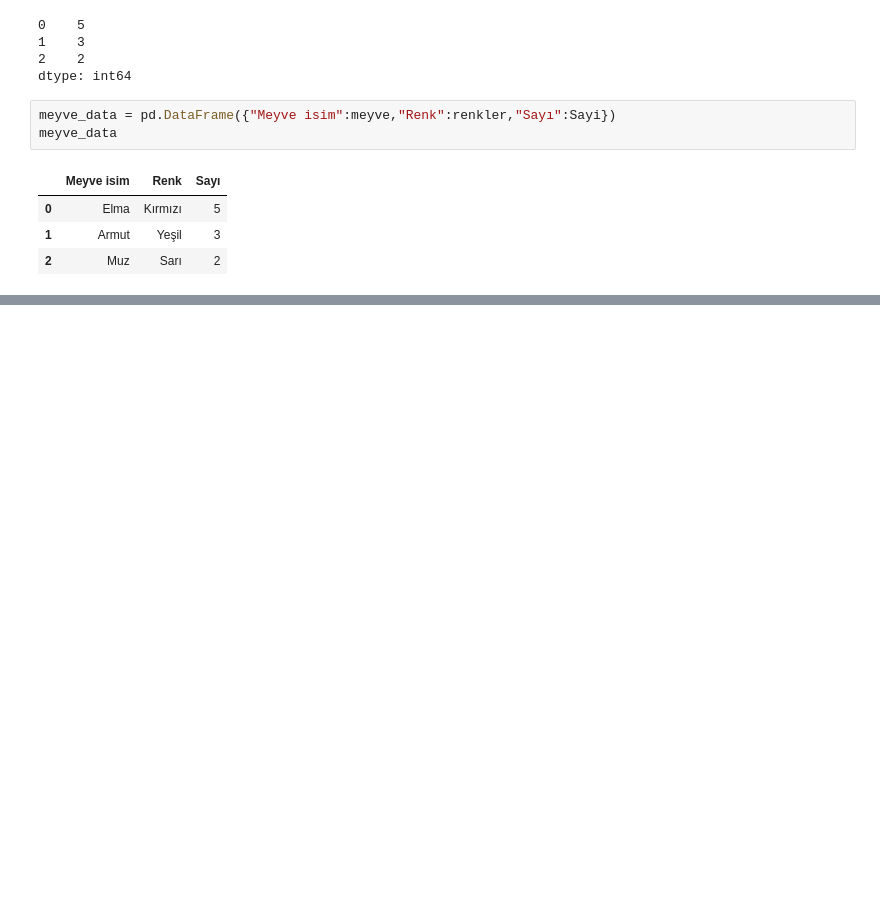
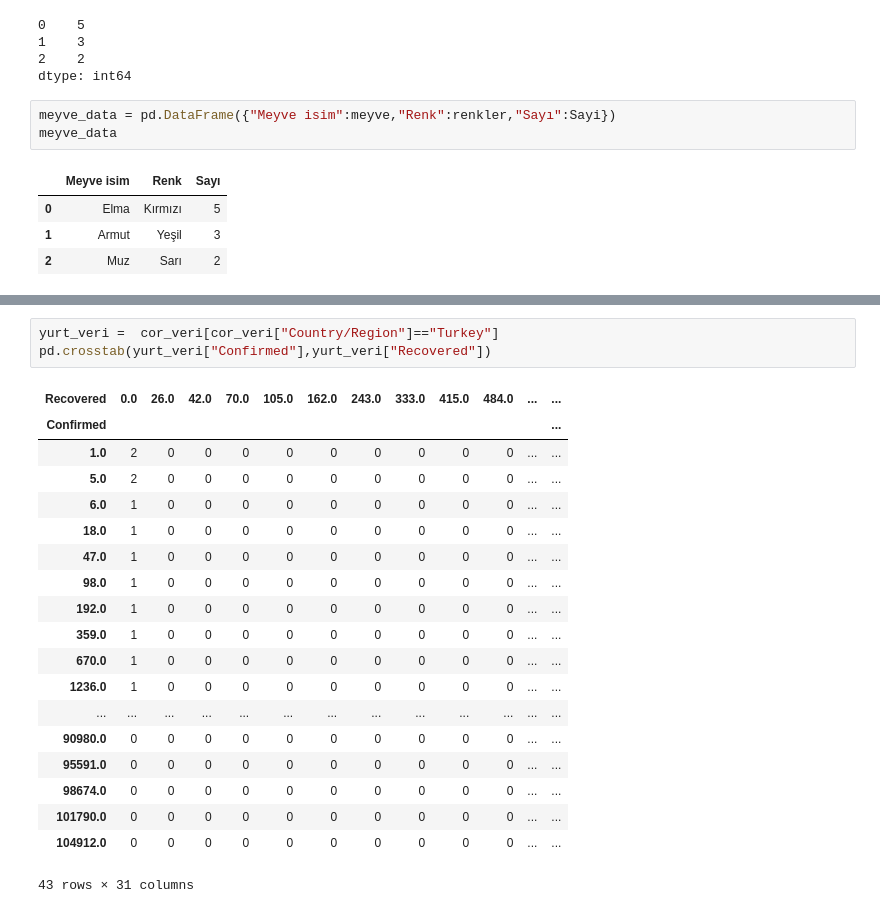
Before and after one commit to vektorelpython19/pythontemel, a Jupyter notebook: Proje/EDİZ/Pandas.ipynb, the cells around one changed output, grey strips where cells are left out. Cells and saved outputs as stored; diff of their text form; blank space fills up the shorter version.

```diff
--- a/Proje/EDİZ/Pandas.ipynb
+++ b/Proje/EDİZ/Pandas.ipynb
@@ -47,0 +201,23 @@ meyve_data
+# %%
+yurt_veri =  cor_veri[cor_veri["Country/Region"]=="Turkey"]
+pd.crosstab(yurt_veri["Confirmed"],yurt_veri["Recovered"])
+# %% [output]
+| Recovered | 0.0 | 26.0 | 42.0 | 70.0 | 105.0 | 162.0 | 243.0 | 333.0 | 415.0 | 484.0 | ... | ... |
+| Confirmed |  |  |  |  |  |  |  |  |  |  |  | ... |
+| 1.0 | 2 | 0 | 0 | 0 | 0 | 0 | 0 | 0 | 0 | 0 | ... | ... |
+| 5.0 | 2 | 0 | 0 | 0 | 0 | 0 | 0 | 0 | 0 | 0 | ... | ... |
+| 6.0 | 1 | 0 | 0 | 0 | 0 | 0 | 0 | 0 | 0 | 0 | ... | ... |
+| 18.0 | 1 | 0 | 0 | 0 | 0 | 0 | 0 | 0 | 0 | 0 | ... | ... |
+| 47.0 | 1 | 0 | 0 | 0 | 0 | 0 | 0 | 0 | 0 | 0 | ... | ... |
+| 98.0 | 1 | 0 | 0 | 0 | 0 | 0 | 0 | 0 | 0 | 0 | ... | ... |
+| 192.0 | 1 | 0 | 0 | 0 | 0 | 0 | 0 | 0 | 0 | 0 | ... | ... |
+| 359.0 | 1 | 0 | 0 | 0 | 0 | 0 | 0 | 0 | 0 | 0 | ... | ... |
+| 670.0 | 1 | 0 | 0 | 0 | 0 | 0 | 0 | 0 | 0 | 0 | ... | ... |
+| 1236.0 | 1 | 0 | 0 | 0 | 0 | 0 | 0 | 0 | 0 | 0 | ... | ... |
+| ... | ... | ... | ... | ... | ... | ... | ... | ... | ... | ... | ... | ... |
+| 90980.0 | 0 | 0 | 0 | 0 | 0 | 0 | 0 | 0 | 0 | 0 | ... | ... |
+| 95591.0 | 0 | 0 | 0 | 0 | 0 | 0 | 0 | 0 | 0 | 0 | ... | ... |
+| 98674.0 | 0 | 0 | 0 | 0 | 0 | 0 | 0 | 0 | 0 | 0 | ... | ... |
+| 101790.0 | 0 | 0 | 0 | 0 | 0 | 0 | 0 | 0 | 0 | 0 | ... | ... |
+| 104912.0 | 0 | 0 | 0 | 0 | 0 | 0 | 0 | 0 | 0 | 0 | ... | ... |
+43 rows × 31 columns
```
Also changed, not shown: parts of 23 cells of this notebook, 1 other file.
